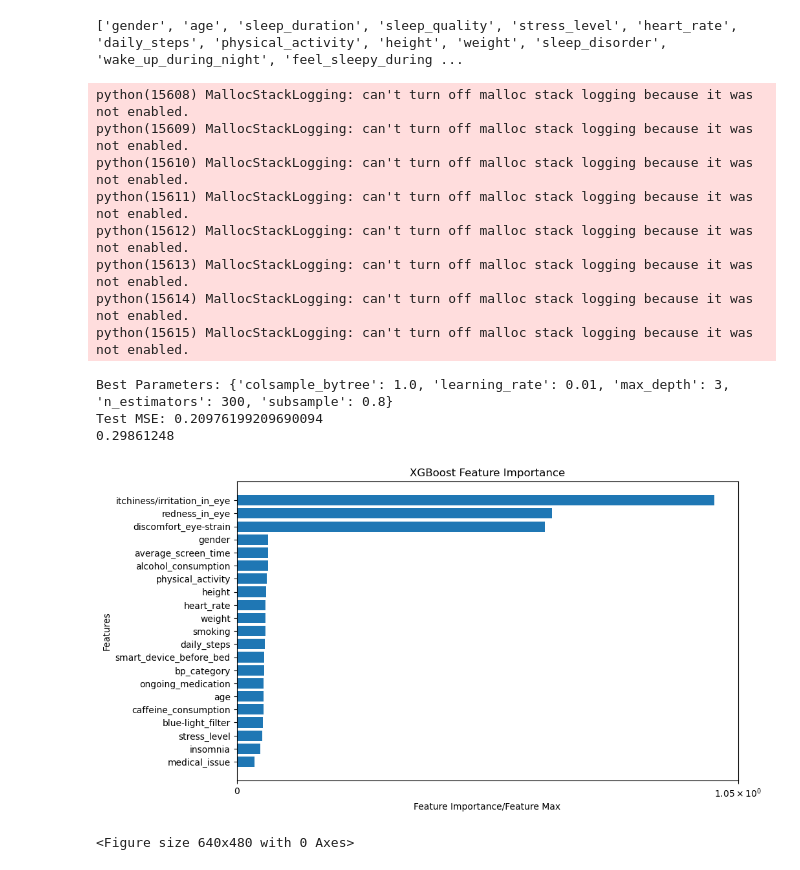
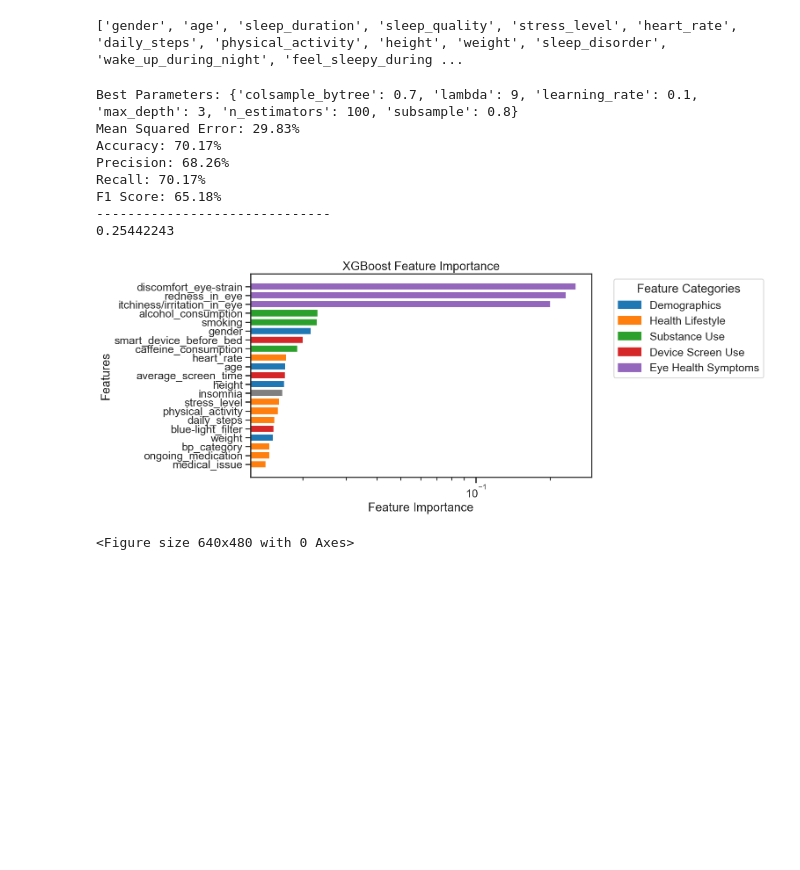
Before and after one commit to debanjan-cosmo/Erdos_Data_Science_Project_2025, a Jupyter notebook: 03_Feature_Selection.ipynb, the cells around one changed output. Drawn from its saved outputs; the diff is of its cells as text; code cells hidden in the pictures; blank space fills up the shorter version.

```diff
--- a/03_Feature_Selection.ipynb
+++ b/03_Feature_Selection.ipynb
@@ -102,19 +135,16 @@ def feature_selection(df, col):
     # shap_values = explainer(X_train)
     # shap.summary_plot(shap_values, X_train, feature_names=feature_names)
 # %%
-feature_selection(df, 'dry_eye_disease')
+feature_selection(df, 'dry_eye_disease', best_params=xgb_ded_full)
 # %% [output]
-python(15608) MallocStackLogging: can't turn off malloc stack logging because it was not enabled.
-python(15609) MallocStackLogging: can't turn off malloc stack logging because it was not enabled.
-python(15610) MallocStackLogging: can't turn off malloc stack logging because it was not enabled.
-python(15611) MallocStackLogging: can't turn off malloc stack logging because it was not enabled.
-python(15612) MallocStackLogging: can't turn off malloc stack logging because it was not enabled.
-python(15613) MallocStackLogging: can't turn off malloc stack logging because it was not enabled.
-python(15614) MallocStackLogging: can't turn off malloc stack logging because it was not enabled.
-python(15615) MallocStackLogging: can't turn off malloc stack logging because it was not enabled.
+Best Parameters: {'colsample_bytree': 0.7, 'lambda': 9, 'learning_rate': 0.1, 'max_depth': 3, 'n_estimators': 100, 'subsample': 0.8}
+Mean Squared Error: 29.83%
+Accuracy: 70.17%
+Precision: 68.26%
+Recall: 70.17%
+F1 Score: 65.18%
+------------------------------
+0.25442243
+[figure, new version]
-Best Parameters: {'colsample_bytree': 1.0, 'learning_rate': 0.01, 'max_depth': 3, 'n_estimators': 300, 'subsample': 0.8}
-Test MSE: 0.20976199209690094
-0.29861248
+<Figure size 640x480 with 0 Axes>
-[figure, old version]
-<Figure size 640x480 with 0 Axes>
 # %%
```
Also changed, not shown: parts of 15 cells of this notebook, 2 other files.
